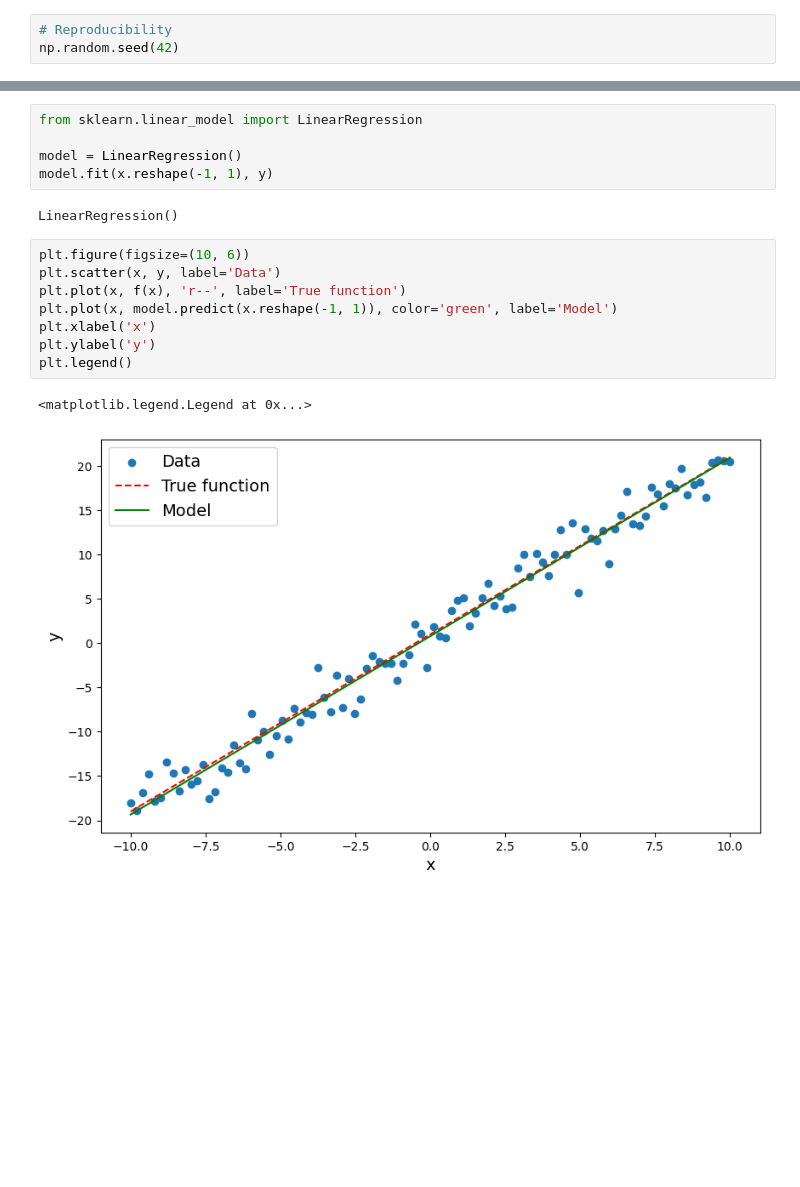
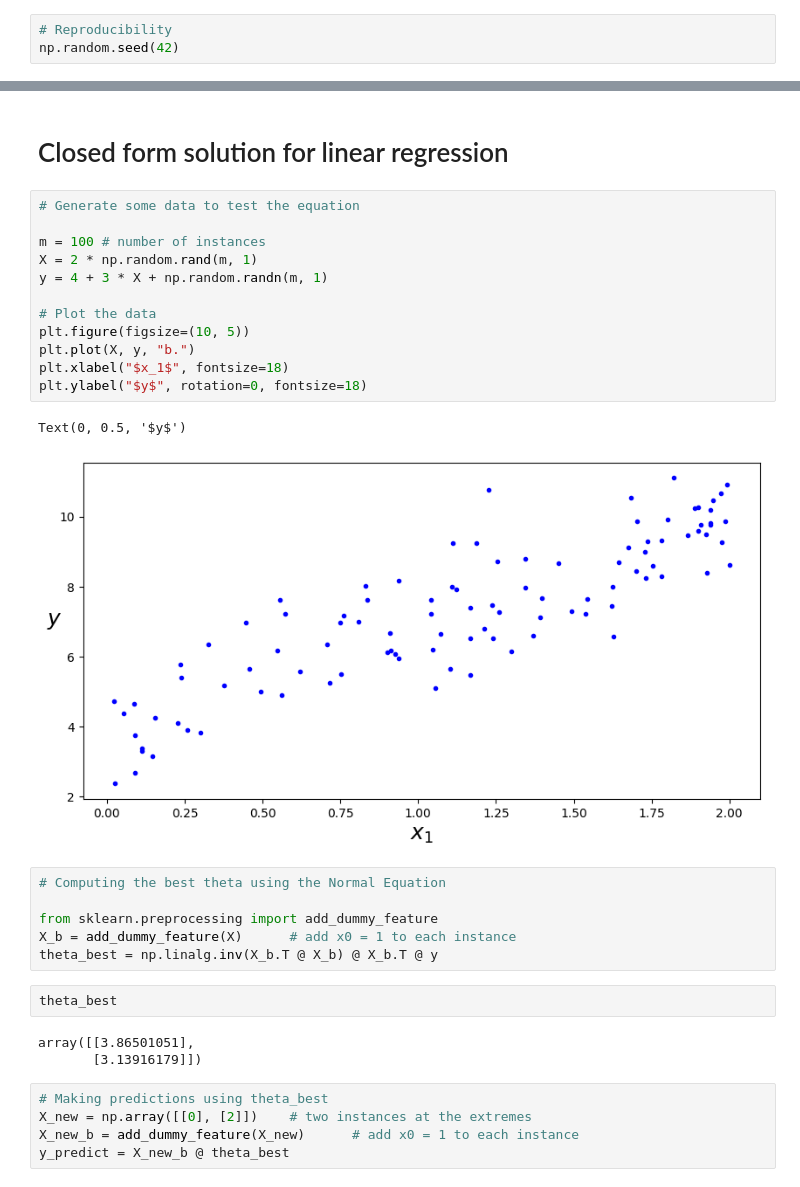
Before and after one commit to MrIsCM/Learning-Machine-Learning, a Jupyter notebook: Notebooks/04_training_linear_models.ipynb, the cells around one changed output, grey strips where cells are left out. Saved outputs shown, nothing was run; the diff lists cells and outputs as text; blank space fills up the shorter version.

Commit message:
Normal equation

```diff
--- a/Notebooks/04_training_linear_models.ipynb
+++ b/Notebooks/04_training_linear_models.ipynb
@@ -38,18 +20,33 @@ Text(0, 0.5, 'y')
-# %%
-from sklearn.linear_model import LinearRegression
-
-model = LinearRegression()
-model.fit(x.reshape(-1, 1), y)
-# %% [output]
-LinearRegression()
-# %%
-plt.figure(figsize=(10, 6))
-plt.scatter(x, y, label='Data')
-plt.plot(x, f(x), 'r--', label='True function')
-plt.plot(x, model.predict(x.reshape(-1, 1)), color='green', label='Model')
-plt.xlabel('x')
-plt.ylabel('y')
-plt.legend()
-# %% [output]
-<matplotlib.legend.Legend at 0x...>
-[figure, removed]
+# %% [markdown]
+# Closed form solution for linear regression
+# %%
+# Generate some data to test the equation
+
+m = 100 # number of instances
+X = 2 * np.random.rand(m, 1)
+y = 4 + 3 * X + np.random.randn(m, 1)
+
+# Plot the data
+plt.figure(figsize=(10, 5))
+plt.plot(X, y, "b.")
+plt.xlabel("$x_1$", fontsize=18)
+plt.ylabel("$y$", rotation=0, fontsize=18)
+# %% [output]
+Text(0, 0.5, '$y$')
+[figure, added]
+# %%
+# Computing the best theta using the Normal Equation
+
+from sklearn.preprocessing import add_dummy_feature
+X_b = add_dummy_feature(X) 		# add x0 = 1 to each instance
+theta_best = np.linalg.inv(X_b.T @ X_b) @ X_b.T @ y
+# %%
+theta_best
+# %% [output]
+array([[3.86501051],
+       [3.13916179]])
+# %%
+# Making predictions using theta_best
+X_new = np.array([[0], [2]])	# two instances at the extremes
+X_new_b = add_dummy_feature(X_new)		# add x0 = 1 to each instance
+y_predict = X_new_b @ theta_best
```
Also changed, not shown: parts of 7 cells of this notebook.
